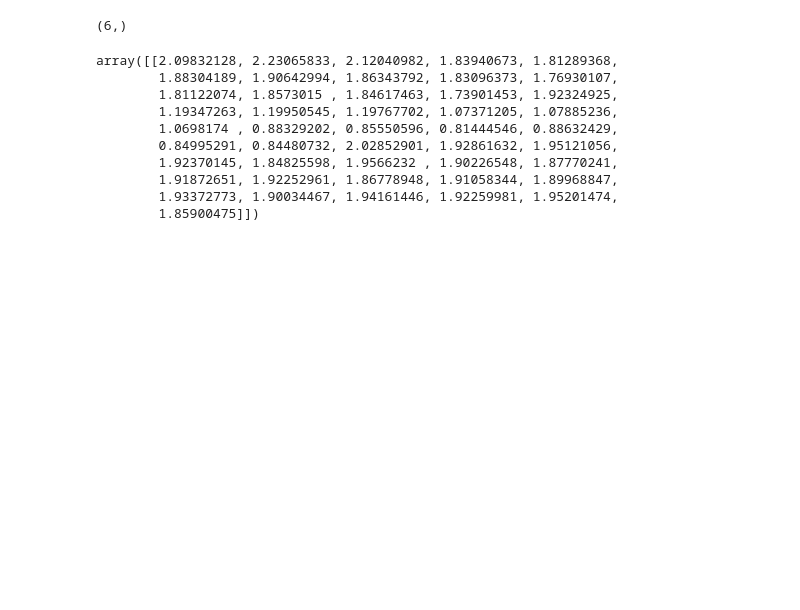
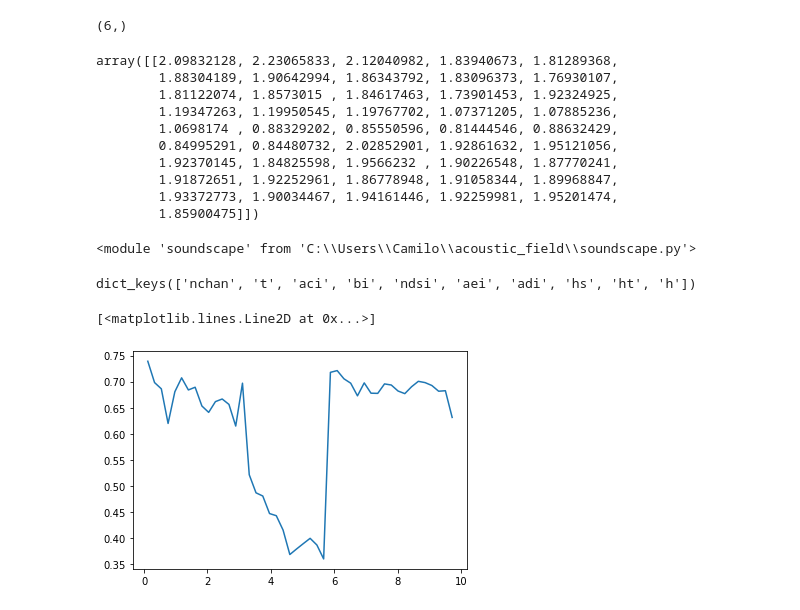
Before and after one commit to meguia/IRma, a Jupyter notebook: test1.ipynb, the cells around one changed output. Saved outputs shown, nothing was run; the diff lists cells and outputs as text; code cells hidden in the pictures; blank space fills up the shorter version.

Commit message:
update soundscape

```diff
--- a/test1.ipynb
+++ b/test1.ipynb
@@ -563,3 +563,7 @@ array([[2.09832128, 2.23065833, 2.12040982, 1.83940673, 1.81289368,
         1.91872651, 1.92252961, 1.86778948, 1.91058344, 1.89968847,
         1.93372773, 1.90034467, 1.94161446, 1.92259981, 1.95201474,
         1.85900475]])
+# %%
+imp.reload(soundscape)
+# %% [output]
+<module 'soundscape' from 'C:\\Users\\Camilo\\acoustic_field\\soundscape.py'>
@@ -565,0 +572,11 @@ array([[2.09832128, 2.23065833, 2.12040982, 1.83940673, 1.81289368,
+# %%
+ind = soundscape.indices(spec,10)
+# %%
+ind.keys()
+# %% [output]
+dict_keys(['nchan', 't', 'aci', 'bi', 'ndsi', 'aei', 'adi', 'hs', 'ht', 'h'])
+# %%
+plt.plot(ind['t'],ind['hs'][0])
+# %% [output]
+[<matplotlib.lines.Line2D at 0x...>]
+[figure, added]
```
Also changed, not shown: parts of 2 cells of this notebook, 1 other file.
